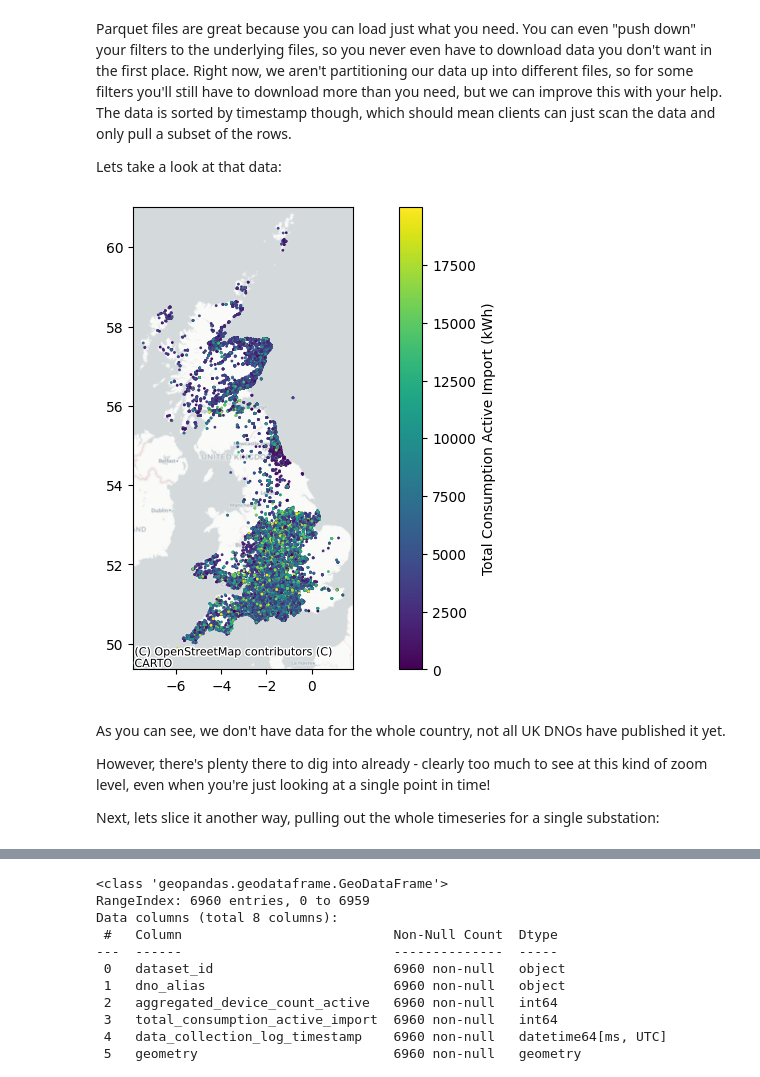
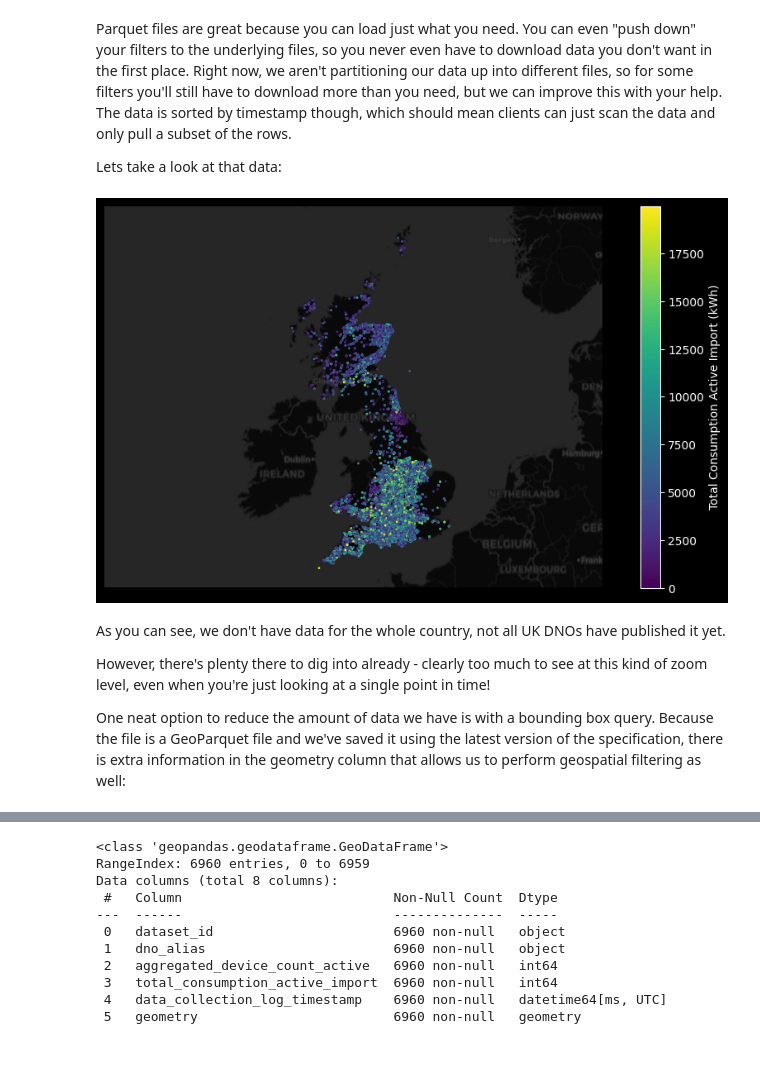
Before and after one commit to centre-for-ai-and-climate/lv-feeder-smart-meter-data, a Jupyter notebook: geoparquet-example.ipynb, the cells around one changed output, grey strips where cells are left out. Cells and saved outputs as stored; diff of their text form; code cells hidden in the pictures; blank space fills up the shorter version.

Commit message:
Update GeoParquet example BBOX and styles

```diff
--- a/geoparquet-example.ipynb
+++ b/geoparquet-example.ipynb
@@ -56,15 +56,22 @@ Parquet files are great because you can load just what you need. You can even "p
 Lets take a look at that data:
 # %%
 import contextily as cx
+import matplotlib.pyplot as plt
+plt.style.use('dark_background')
+
 # There are some outliers in the data which make it hard to visualise, filter them out
 df = df[df["total_consumption_active_import"] < 20000]
 ax = df.plot(kind="geo", column="total_consumption_active_import", markersize=1, legend="true", figsize=(12,6), legend_kwds={"label": "Total Consumption Active Import (kWh)"})
-cx.add_basemap(ax, crs=df.crs.to_string(), source=cx.providers.CartoDB.Positron)
+ax.set_axis_off()
+ax.set_xlim(-18, 10)
+ax.set_ylim(49.25, 61.5)
+ax.set_facecolor("#1B2526")
+cx.add_basemap(ax, crs=df.crs.to_string(), source=cx.providers.CartoDB.DarkMatter, attribution=False)
 # %% [output]
-[figure, old version]
+[figure, new version]
 # %% [markdown]
 As you can see, we don't have data for the whole country, not all UK DNOs have published it yet.
 
 However, there's plenty there to dig into already - clearly too much to see at this kind of zoom level, even when you're just looking at a single point in time!
 
-Next, lets slice it another way, pulling out the whole timeseries for a single substation:
+One neat option to reduce the amount of data we have is with a bounding box query. Because the file is a GeoParquet file and we've saved it using the latest version of the specification, there is extra information in the geometry column that allows us to perform geospatial filtering as well:
```
Also changed, not shown: parts of 6 cells of this notebook.
